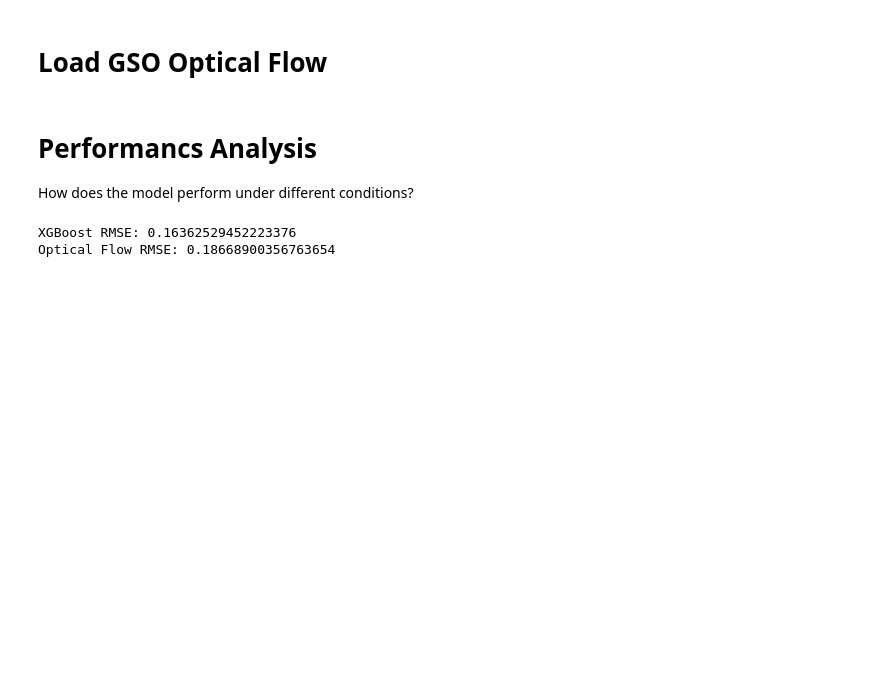
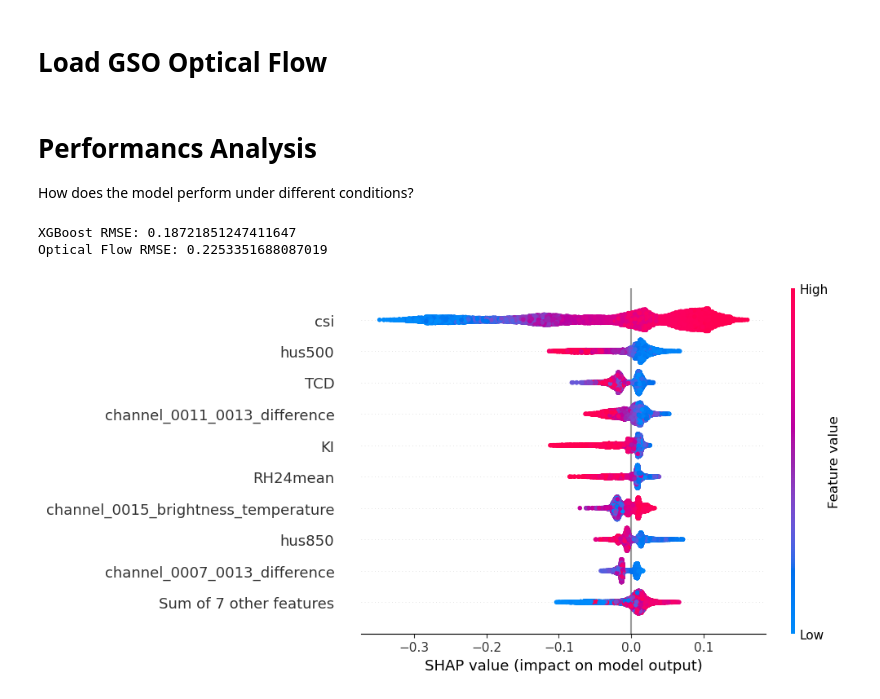
Before and after one commit to cdoedens/solar-nowcast, a Jupyter notebook: mouse/04_evaluation.ipynb, the cells around one changed output. Saved outputs shown, nothing was run; the diff lists cells and outputs as text; code cells hidden in the pictures; blank space fills up the shorter version.

Commit message:
improve environ evaluations, incorporating shap feature values

```diff
--- a/mouse/04_evaluation.ipynb
+++ b/mouse/04_evaluation.ipynb
@@ -108,18 +82,3 @@ ds_gso = xr.open_mfdataset(
-# %%
-# calculate CSI for gso irradiances
-df = ds_gso.surface_global_irradiance.to_dataframe()
-
-df['csi'] = clear_sky.csi(
-    ghi=df['surface_global_irradiance'],
-    time=df.index.get_level_values('time'),
-    lat=df.index.get_level_values('latitude'),
-    lon=df.index.get_level_values('longitude')
-
-)
-
-ds_gso['csi'] = df['csi'].to_xarray()
-# %%
-ds_xgb['csi_gso'] = ds_gso['csi']
 # %% [markdown]
 # Performancs Analysis
 How does the model perform under different conditions?
@@ -128,12 +89,34 @@ def rmse(obs, fcst):
     mse = np.mean((fcst - obs) ** 2)
     rmse = np.sqrt(mse)
     return rmse
+# %%
+def shap_analysis(ds, df, X_vars, explainer):
+
+    times = pd.to_datetime(ds.time.values)
+
+    shap_df = df[df.index.get_level_values('time').isin(times)]
+
+    # select the predictor variables
+    X = shap_df[X_vars]
+
+    # get smaller sample size to reduce shap load time
+    n = min(len(X), 20000)
+    idx = np.random.choice(len(X), size=n, replace=False)
+    X_sample = X.iloc[idx]
+
+    # Use sample to get SHAP explainer values
+    shap_values = explainer(X_sample)
+
+    # Plot results
+    # shap.plots.bar(shap_values)
+    shap.plots.beeswarm(shap_values)
+    return
 # %%
 # RMSE for all times
 
 obs = ds_xgb[f'csi_t{forecast_lead}']
-fcst_xgb = ds_xgb[f'forecast_t{forecast_lead}']
-fcst_gso = ds_xgb['csi_gso']
+fcst_xgb = ds_xgb[f'xgb_t{forecast_lead}']
+fcst_gso = ds_gso['csi_gso']
 
 rmse_xgb = rmse(obs, fcst_xgb)
 print(f"XGBoost RMSE: {rmse_xgb.item()}")
@@ -141,8 +124,17 @@ print(f"XGBoost RMSE: {rmse_xgb.item()}")
 rmse_gso = rmse(obs, fcst_gso)
 print(f"Optical Flow RMSE: {rmse_gso.item()}")
 # %% [output]
-XGBoost RMSE: 0.16362529452223376
-Optical Flow RMSE: 0.18668900356763654
+XGBoost RMSE: 0.18721851247411647
+Optical Flow RMSE: 0.2253351688087019
+# %%
+shap_analysis(
+    ds=ds_xgb,
+    df=df,
+    X_vars=X_vars,
+    explainer=explainer
+)
+# %% [output]
+[figure, added]
 # %%
 # RMSE by month
 
```
Also changed, not shown: parts of 17 cells of this notebook.
